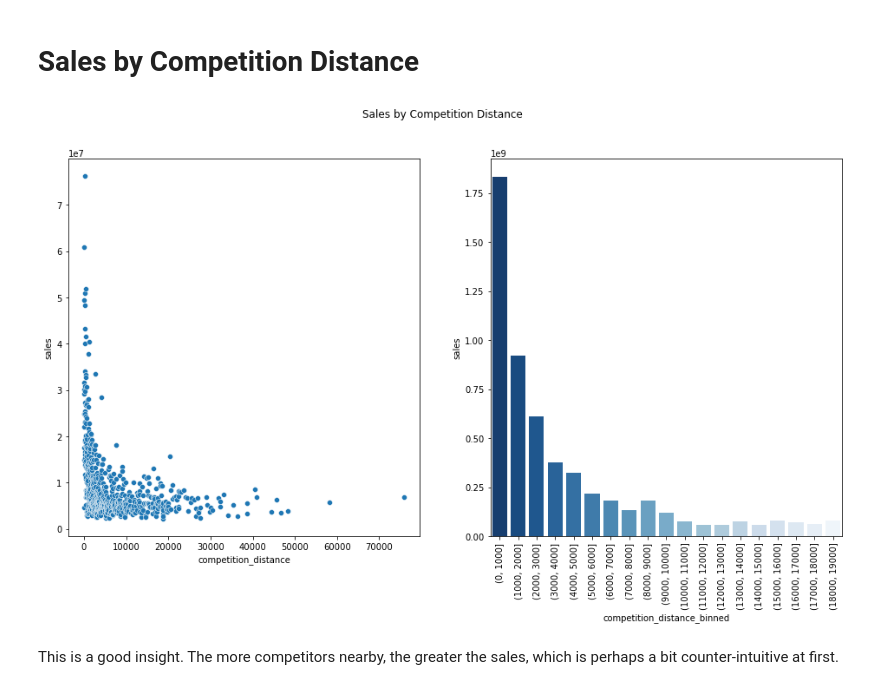
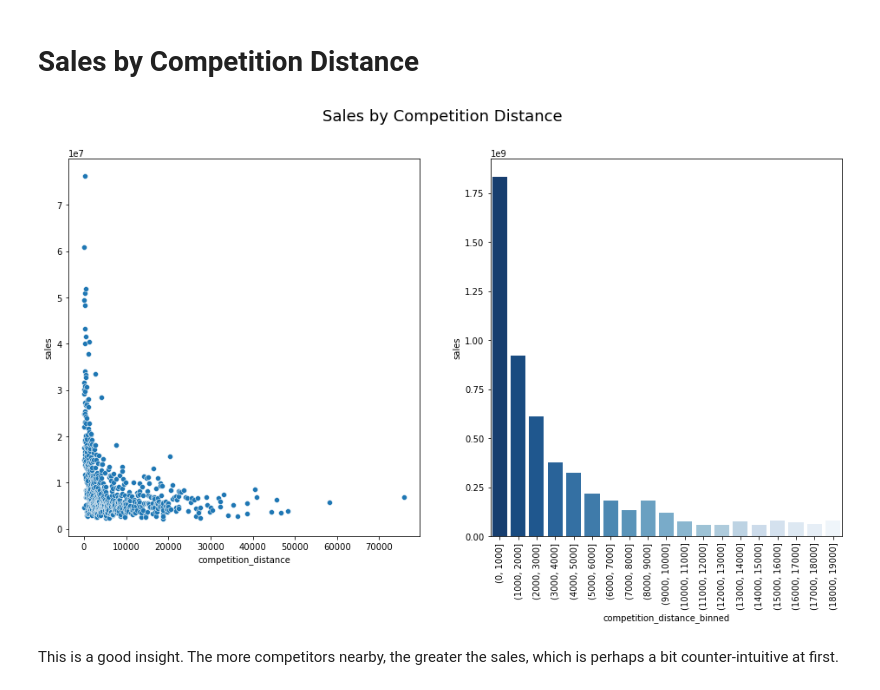
Before and after one commit to alyssonvidal/Rossmann-Sales-Forecast, a Jupyter notebook: notebooks/rossmann_02_eda.ipynb, the cells around one changed output. Saved outputs shown, nothing was run; the diff lists cells and outputs as text; code cells hidden in the pictures.

```diff
--- a/notebooks/rossmann_02_eda.ipynb
+++ b/notebooks/rossmann_02_eda.ipynb
@@ -234,17 +240,18 @@ The difference in sales from largest to smallest store is more than almost 10x.
 # %%
 aux_comp = data[['competition_distance', 'sales']].groupby('competition_distance').sum().reset_index()
 bins = list(np.arange( 0, 20000, 1000))
 aux_comp['competition_distance_binned'] = pd.cut( aux_comp['competition_distance'], bins=bins )
 aux_comp_binned = aux_comp[['competition_distance_binned', 'sales']].groupby( 'competition_distance_binned' ).sum().reset_index()
 plt.figure(figsize=(16,8))
-plt.suptitle('Sales by Competition Distance')
+plt.suptitle('Sales by Competition Distance', fontsize=18)
 plt.subplot(1, 2, 1)
 sns.scatterplot( x ='competition_distance', y='sales', palette ='Blues_r', data=aux_comp );
 plt.subplot(1, 2, 2)
 sns.barplot( x='competition_distance_binned', y='sales', palette ='Blues_r', data=aux_comp_binned );
 plt.xticks( rotation=90 );
+plt.savefig("..//images//sales_competition_distance.png")
 # %% [output]
-[figure, old version]
+[figure, new version]
 # %% [markdown]
 This is a good insight. The more competitors nearby, the greater the sales, which is perhaps a bit counter-intuitive at first.
 # %% [markdown]
```
Also changed, not shown: parts of 11 cells of this notebook, 18 other files.
